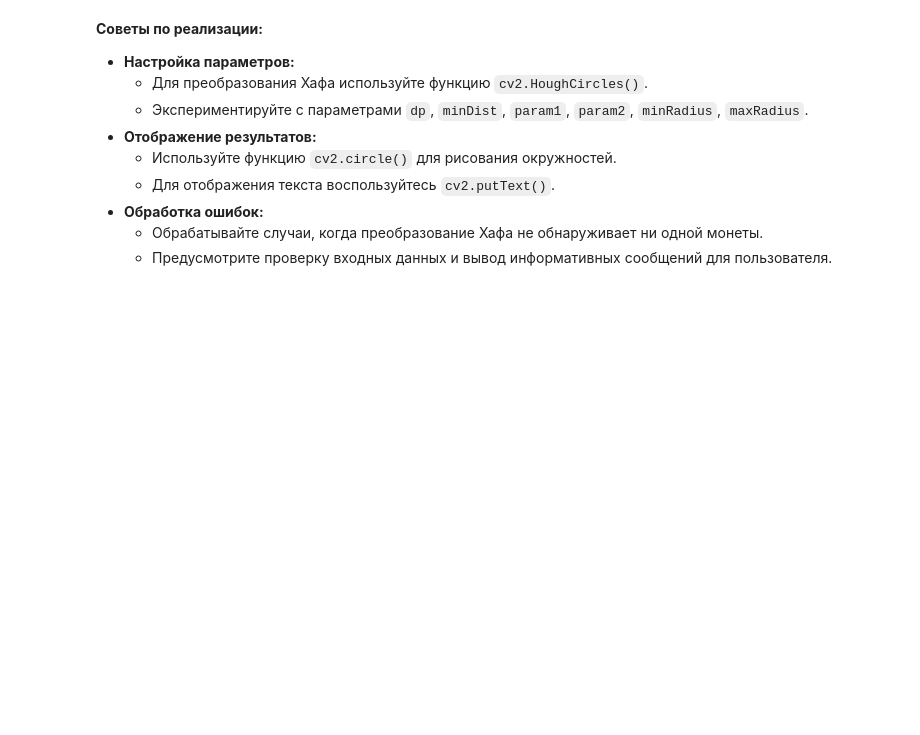
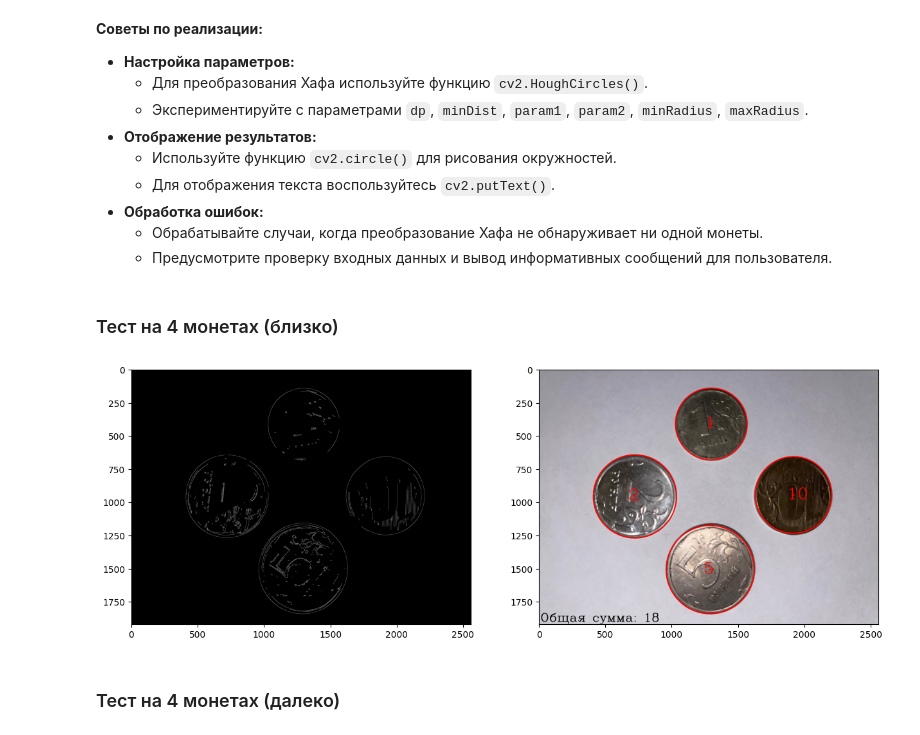
Before and after one commit to ilyak0n/image_processing, a Jupyter notebook: Проектная_работа_№1_Классификация_объектов_на_изображении.ipynb, the cells around one changed output. Drawn from its saved outputs; the diff is of its cells as text; code cells hidden in the pictures; blank space fills up the shorter version.

```diff
--- a/Проектная_работа_№1_Классификация_объектов_на_изображении.ipynb
+++ b/Проектная_работа_№1_Классификация_объектов_на_изображении.ipynb
@@ -350,3 +100,5 @@ coin_classification3('test3.jpg', (9,9), 1.1, 130,
 - **Обработка ошибок:**
   - Обрабатывайте случаи, когда преобразование Хафа не обнаруживает ни одной монеты.
   - Предусмотрите проверку входных данных и вывод информативных сообщений для пользователя.
+# %% [markdown]
+### Тест на 4 монетах (близко)
@@ -352,0 +176,7 @@ coin_classification3('test3.jpg', (9,9), 1.1, 130,
+# %%
+coin_classification1_1('test1_1.jpg', (3,3), 1.2, 300,
+                     50, 100, 250, 350)
+# %% [output]
+[figure, added]
+# %% [markdown]
+### Тест на 4 монетах (далеко)
```
Also changed, not shown: parts of 25 cells of this notebook.
